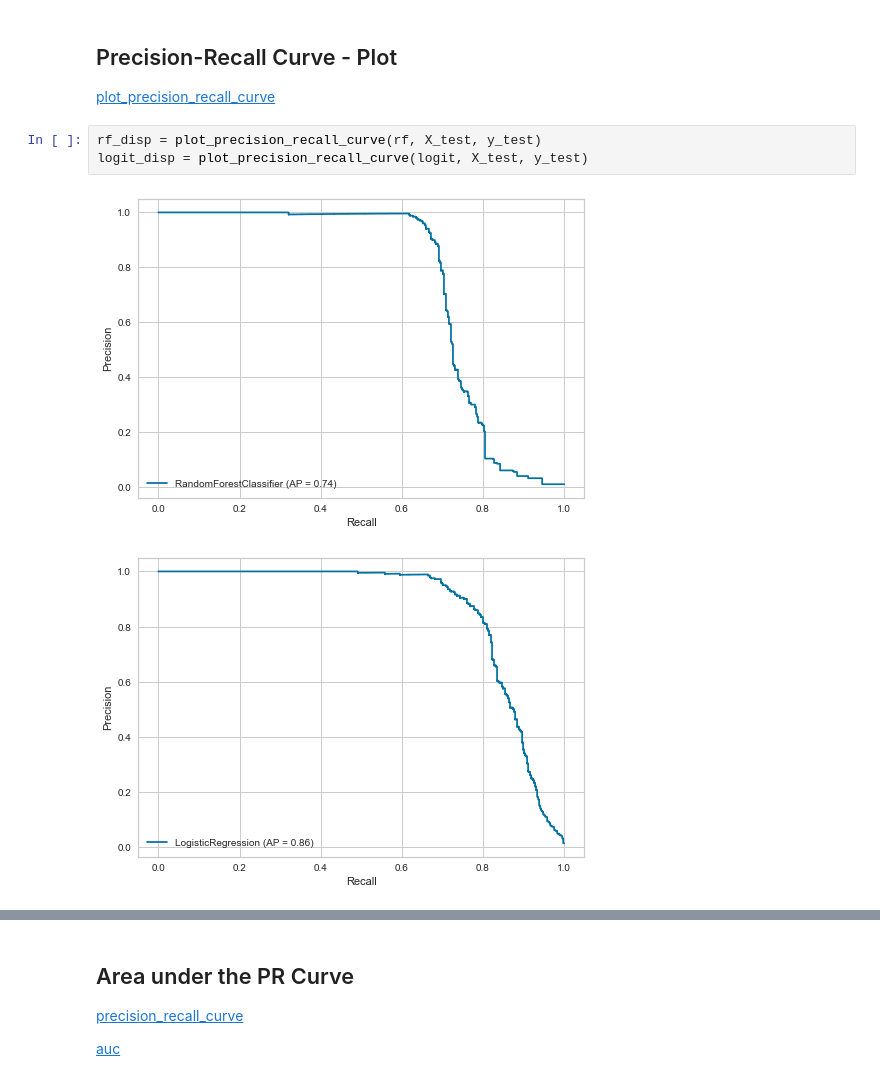
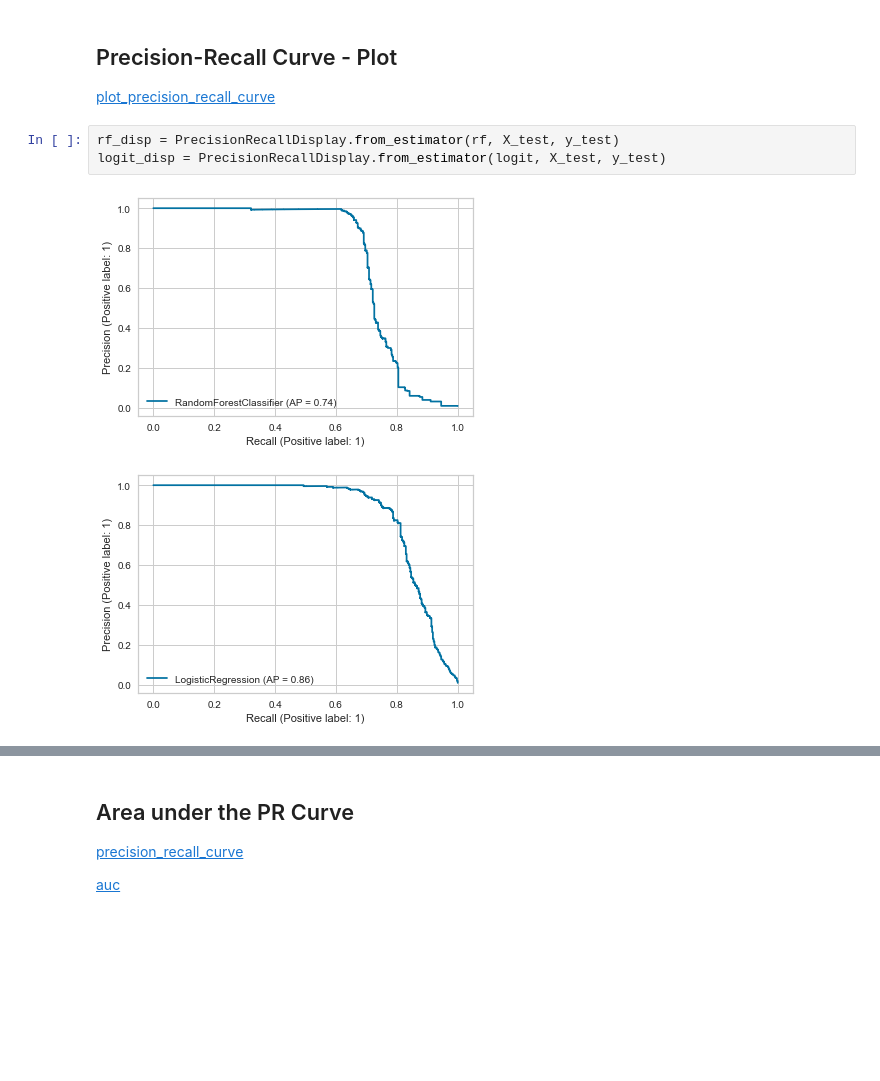
Before and after one commit to solegalli/machine-learning-imbalanced-data, a Jupyter notebook: Section-03-Metrics/03-07-Precision-Recall-Curves.ipynb, the cells around one changed output, grey strips where cells are left out. Cells and saved outputs as stored; diff of their text form; blank space fills up the shorter version.

Commit message:
update roc and pr curve plots)

```diff
--- a/Section-03-Metrics/03-07-Precision-Recall-Curves.ipynb
+++ b/Section-03-Metrics/03-07-Precision-Recall-Curves.ipynb
@@ -94,11 +95,11 @@ Please also refer to the documentation for alternative solver options:
 
 [plot_precision_recall_curve](https://scikit-learn.org/stable/modules/generated/sklearn.metrics.plot_precision_recall_curve.html)
 # %%
-rf_disp = plot_precision_recall_curve(rf, X_test, y_test)
-logit_disp = plot_precision_recall_curve(logit, X_test, y_test)
+rf_disp = PrecisionRecallDisplay.from_estimator(rf, X_test, y_test)
+logit_disp = PrecisionRecallDisplay.from_estimator(logit, X_test, y_test)
 # %% [output]
-[figure, old version]
+[figure, new version]
-[figure, old version]
+[figure, new version]
 # %%
 ax = plt.gca()
 rf_disp.plot(ax=ax, alpha=0.8)
```
Also changed, not shown: parts of 7 cells of this notebook, 1 other file.
